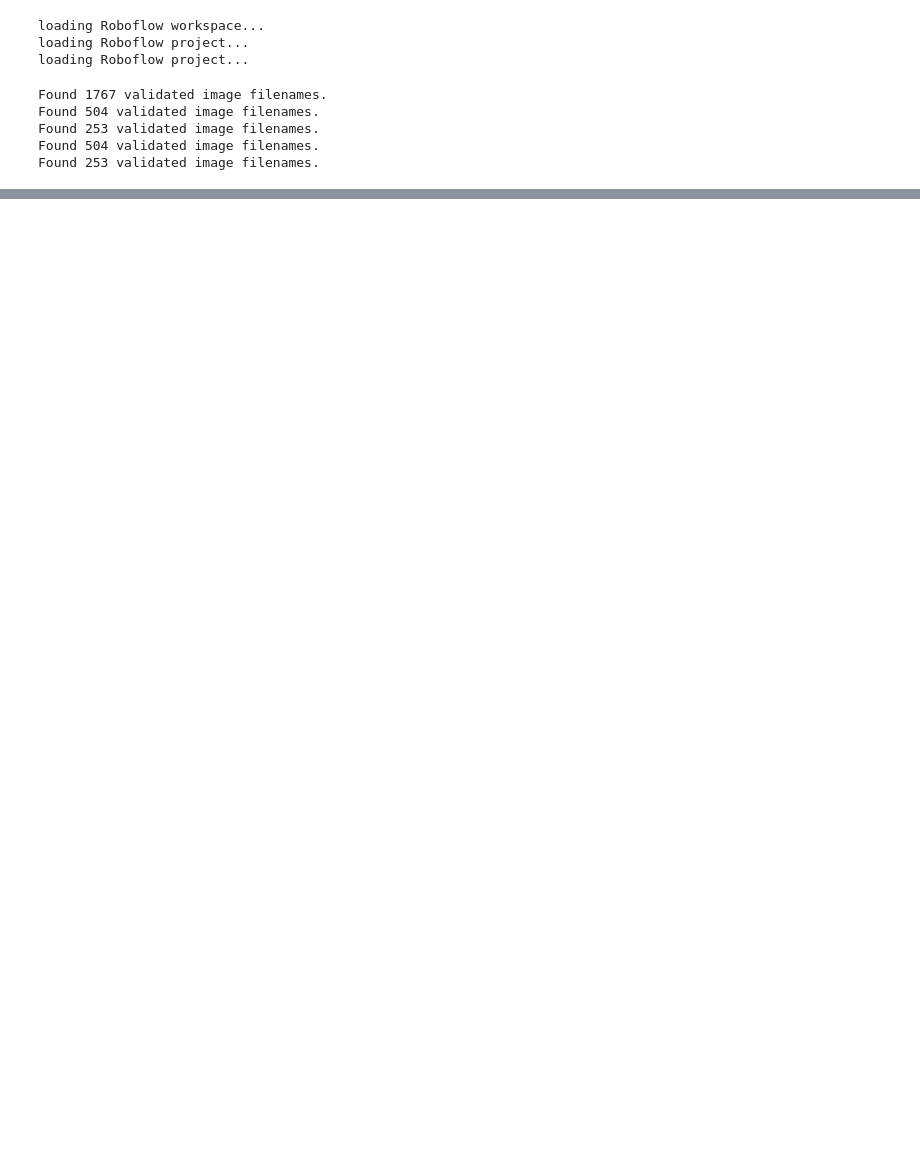
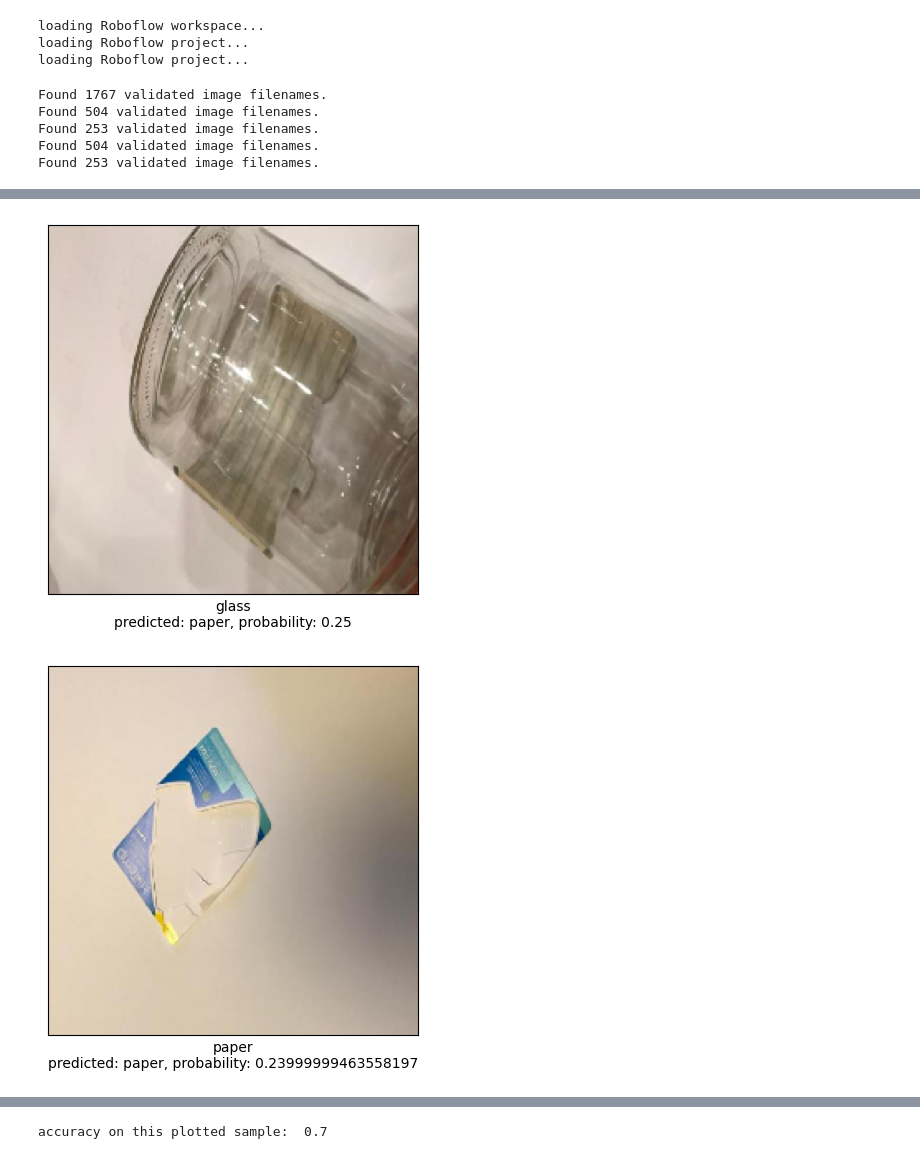
Before and after one commit to Cuber01/TrashTypeRecognition, a Jupyter notebook: Main.ipynb, the cells around one changed output, grey strips where cells are left out. Saved outputs shown, nothing was run; the diff lists cells and outputs as text; code cells hidden in the pictures; blank space fills up the shorter version.

```diff
--- a/Main.ipynb
+++ b/Main.ipynb
@@ -136,0 +139,19 @@ for image in range(filters):
+# %%
+import keras
+
+backbone = tf.keras.applications.mobilenet.MobileNet(weights='imagenet', include_top=False)
+backbone.trainable = False
+
+# a layer!
+preprocessing = tf.keras.layers.Lambda(tf.keras.applications.mobilenet.preprocess_input)
+
+model = tf.keras.Sequential([
+    # Input shape should match generator's output (224, 224, 3)
+    tf.keras.Input(shape=(224, 224, 3)),
+    preprocessing,
+    backbone,
+    keras.layers.GlobalAveragePooling2D(),
+    tf.keras.layers.Dense(64, activation="relu"),
+
+    tf.keras.layers.Dense(6, activation="softmax")
+])
@@ -136,0 +181,19 @@ for image in range(filters):
+# %%
+
+loss = tf.keras.losses.CategoricalCrossentropy()
+
+metrics = [tf.keras.metrics.CategoricalAccuracy()]
+callbacks = [tf.keras.callbacks.EarlyStopping(patience=3)]
+
+model.compile(
+    loss=loss,
+    optimizer='adamw',
+    metrics=metrics
+)
+
+model.fit(
+    train_gen,
+    epochs=10,
+    validation_data=valid_gen,
+    callbacks=callbacks
+)
@@ -136,0 +219,6 @@ for image in range(filters):
+# %%
+
+X_test_batch, y_test_batch = next(iter(test_gen))
+test_preds = model.predict(X_test_batch)
+plot_image(X_test_batch, y_test_batch, test_preds)
+# %% [output]
@@ -136,0 +227,2 @@ for image in range(filters):
+[figure, added]
+[figure, added]
@@ -136,0 +237 @@ for image in range(filters):
+accuracy on this plotted sample:  0.7
```
Also changed, not shown: parts of 8 cells of this notebook.
